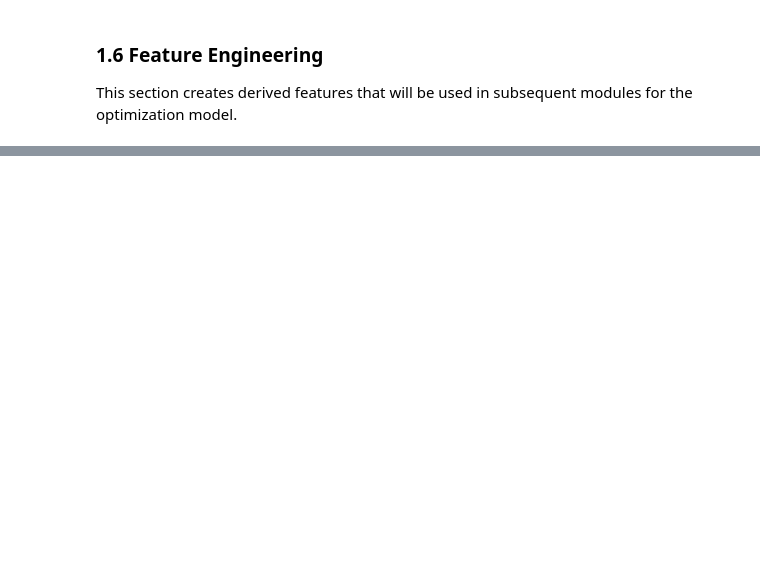
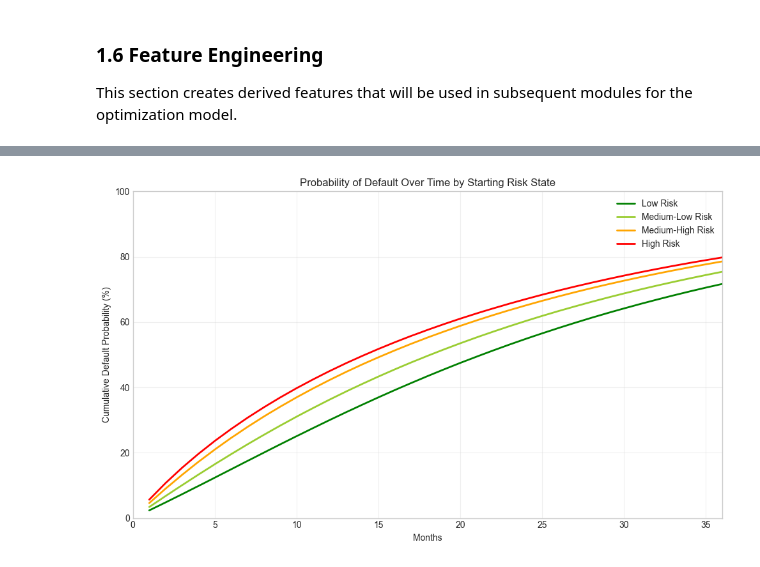
Before and after one commit to ashsweet/Loan_Limit_optimization, a Jupyter notebook: loan_limit_optimization.ipynb, the cells around one changed output, grey strips where cells are left out. Saved outputs shown, nothing was run; the diff lists cells and outputs as text; code cells hidden in the pictures; blank space fills up the shorter version.

```diff
--- a/loan_limit_optimization.ipynb
+++ b/loan_limit_optimization.ipynb
@@ -1130,0 +2116,78 @@ print(df.dtypes)
+# %%
+def calculate_absorption_probability(P_extended: np.ndarray,
+                                        n_transient: int,
+                                        n_steps: int = 60) -> np.ndarray:
+    """
+    Calculate probability of being absorbed (defaulting) within n_steps.
+
+    Parameters:
+    -----------
+    P_extended : np.ndarray
+        Extended transition matrix with absorbing state
+    n_transient : int
+        Number of transient (non-absorbing) states
+    n_steps : int
+        Number of time periods to analyze
+
+    Returns:
+    --------
+    np.ndarray : Probability of absorption by step n from each starting state
+    """
+    absorption_probs = []
+
+    for step in range(1, n_steps + 1):
+        P_n = np.linalg.matrix_power(P_extended, step)
+        # Probability of being in Default state (last column)
+        absorption_probs.append(P_n[:n_transient, -1])
+
+    return np.array(absorption_probs)
+
+
+# Calculate absorption probabilities over time
+absorption_over_time = calculate_absorption_probability(
+    transition_matrix_extended,
+    N_STATES,
+    n_steps=36  # 3 years
+)
+
+print('=== Probability of Default Over Time ===')
+print('(Starting from each risk state)')
+print()
+months_to_show = [6, 12, 18, 24, 36]
+print(f'{"Starting State":<20}', end='')
+for m in months_to_show:
+    print(f'{m} months'.rjust(12), end='')
+print()
+print('-' * 80)
+
+for i in range(N_STATES):
+    print(f'{RISK_STATES[i]:<20}', end='')
+    for m in months_to_show:
+        prob = absorption_over_time[m-1, i]
+        print(f'{prob*100:>10.1f}%', end='')
+    print()
+
+# Visualize absorption probabilities
+fig, ax = plt.subplots(figsize=(10, 6))
+
+months = np.arange(1, 37)
+colors = ['green', 'yellowgreen', 'orange', 'red']
+
+for i in range(N_STATES):
+    ax.plot(months, absorption_over_time[:, i] * 100,
+            label=RISK_STATES[i], color=colors[i], linewidth=2)
+
+ax.set_xlabel('Months')
+ax.set_ylabel('Cumulative Default Probability (%)')
+ax.set_title('Probability of Default Over Time by Starting Risk State')
+ax.legend()
+ax.grid(True, alpha=0.3)
+ax.set_xlim(0, 36)
+ax.set_ylim(0, 100)
+
+plt.tight_layout()
+plt.savefig(OUTPUT_DIR / 'absorption_probability.png', dpi=150, bbox_inches='tight')
+plt.show()
+
+logger.info('Absorption probability analysis completed')
+# %% [output]
@@ -1130,0 +2203 @@ print(df.dtypes)
+[figure, added]
```
Also changed, not shown: parts of 46 cells of this notebook, 12 other files.
